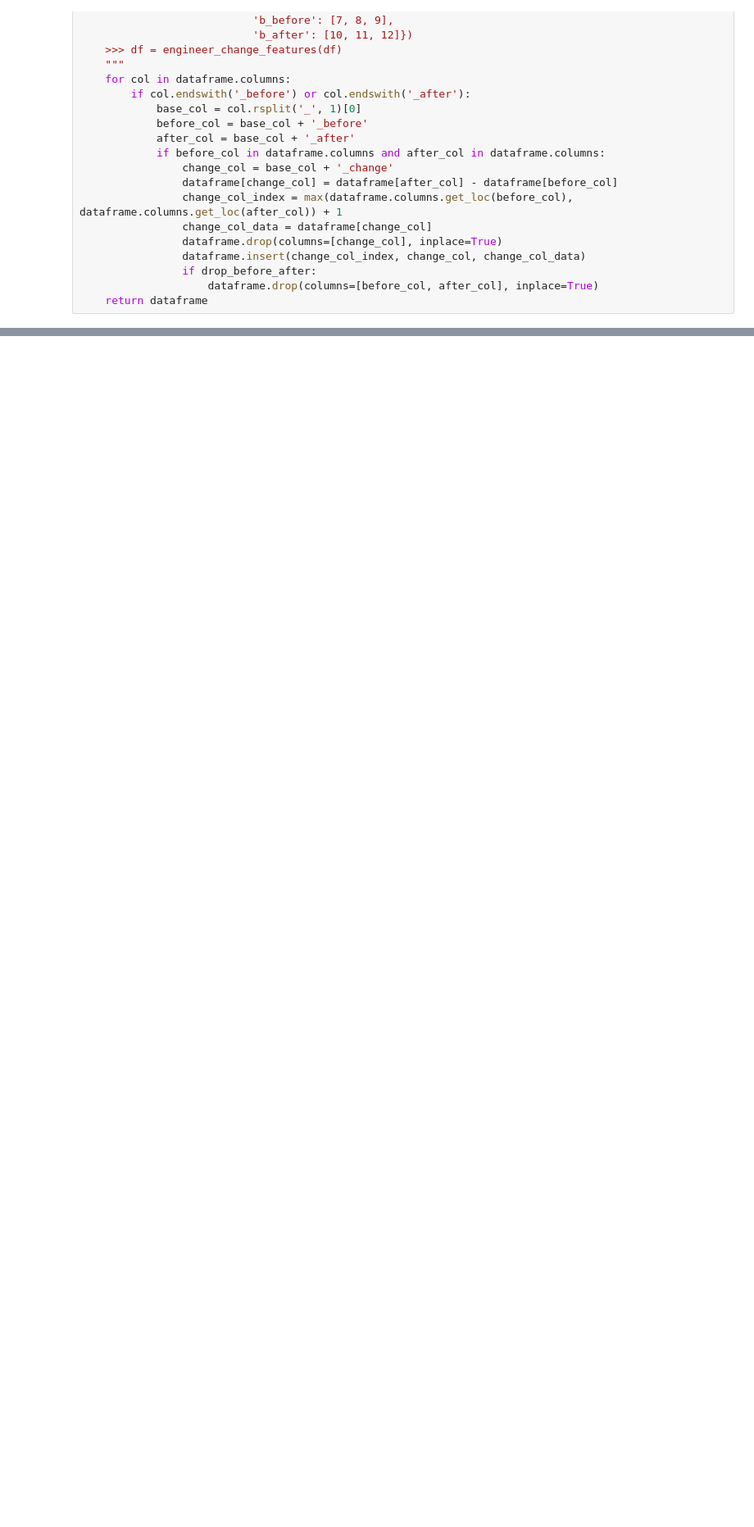
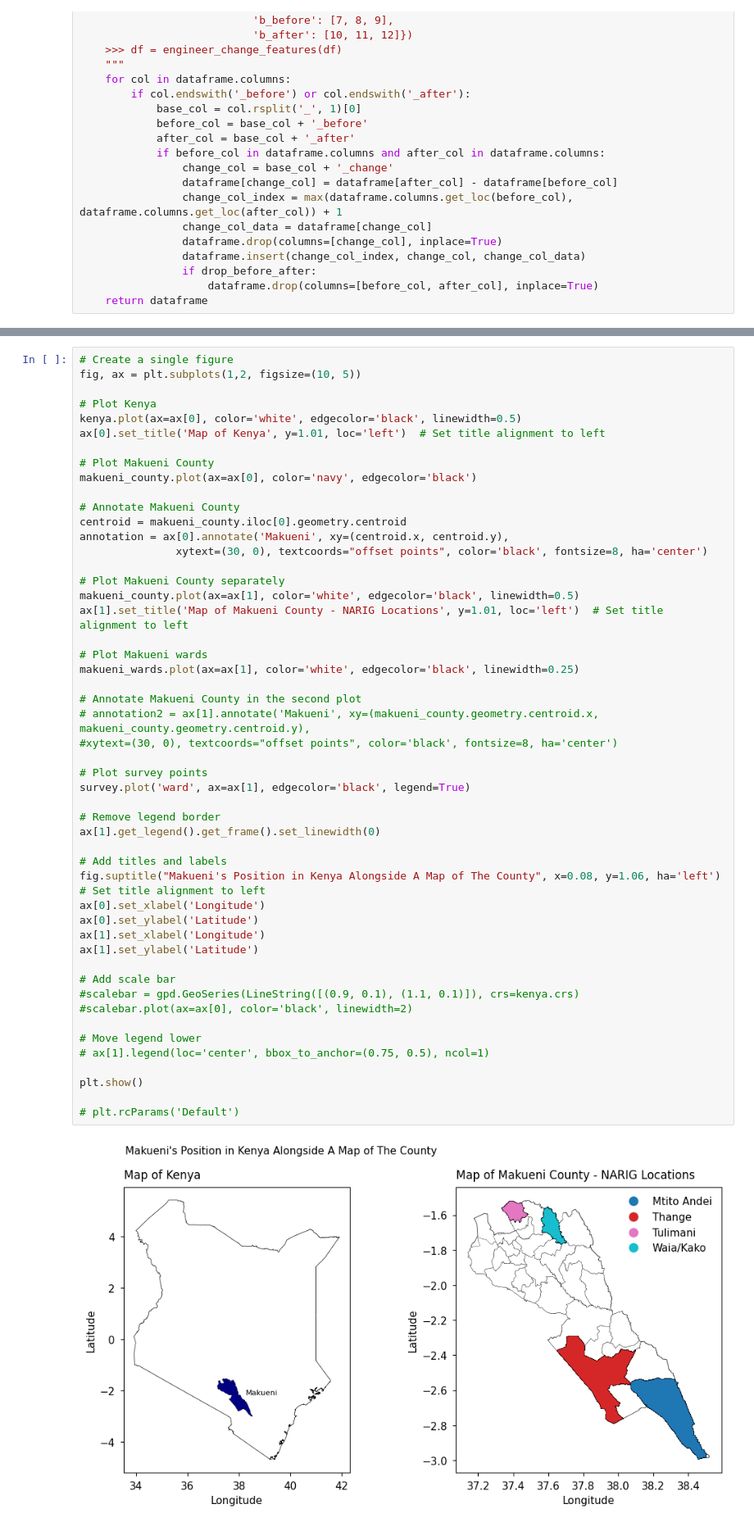
Before and after one commit to StephKisee/narigp-farmer-impact-study, a Jupyter notebook: notebooks/notebook.ipynb, the cells around one changed output, grey strips where cells are left out. Shown at 82% size. Drawn from its saved outputs; the diff is of its cells as text; blank space fills up the shorter version.

```diff
--- a/notebooks/notebook.ipynb
+++ b/notebooks/notebook.ipynb
@@ -210,3 +212,55 @@ None
+# %%
+# Create a single figure
+fig, ax = plt.subplots(1,2, figsize=(10, 5))
+
+# Plot Kenya
+kenya.plot(ax=ax[0], color='white', edgecolor='black', linewidth=0.5)
+ax[0].set_title('Map of Kenya', y=1.01, loc='left')  # Set title alignment to left
+
+# Plot Makueni County
+makueni_county.plot(ax=ax[0], color='navy', edgecolor='black')
+
+# Annotate Makueni County
+centroid = makueni_county.iloc[0].geometry.centroid
+annotation = ax[0].annotate('Makueni', xy=(centroid.x, centroid.y),
+               xytext=(30, 0), textcoords="offset points", color='black', fontsize=8, ha='center')
+
+# Plot Makueni County separately
+makueni_county.plot(ax=ax[1], color='white', edgecolor='black', linewidth=0.5)
+ax[1].set_title('Map of Makueni County - NARIG Locations', y=1.01, loc='left')  # Set title alignment to left
+
+# Plot Makueni wards
+makueni_wards.plot(ax=ax[1], color='white', edgecolor='black', linewidth=0.25)
+
+# Annotate Makueni County in the second plot
+# annotation2 = ax[1].annotate('Makueni', xy=(makueni_county.geometry.centroid.x, makueni_county.geometry.centroid.y),
+#xytext=(30, 0), textcoords="offset points", color='black', fontsize=8, ha='center')
+
+# Plot survey points
+survey.plot('ward', ax=ax[1], edgecolor='black', legend=True)
+
+# Remove legend border
+ax[1].get_legend().get_frame().set_linewidth(0)
+
+# Add titles and labels
+fig.suptitle("Makueni's Position in Kenya Alongside A Map of The County", x=0.08, y=1.06, ha='left')  # Set title alignment to left
+ax[0].set_xlabel('Longitude')
+ax[0].set_ylabel('Latitude')
+ax[1].set_xlabel('Longitude')
+ax[1].set_ylabel('Latitude')
+
+# Add scale bar
+#scalebar = gpd.GeoSeries(LineString([(0.9, 0.1), (1.1, 0.1)]), crs=kenya.crs)
+#scalebar.plot(ax=ax[0], color='black', linewidth=2)
+
+# Move legend lower
+# ax[1].legend(loc='center', bbox_to_anchor=(0.75, 0.5), ncol=1)
+
+plt.show()
+
+# plt.rcParams('Default')
+# %% [output]
+[figure, added]
 # %%
 narig_dfs['survey_df'][numeric_cols].hist(figsize=(20,20))
 plt.show()
```
Also changed, not shown: parts of 8 cells of this notebook.
